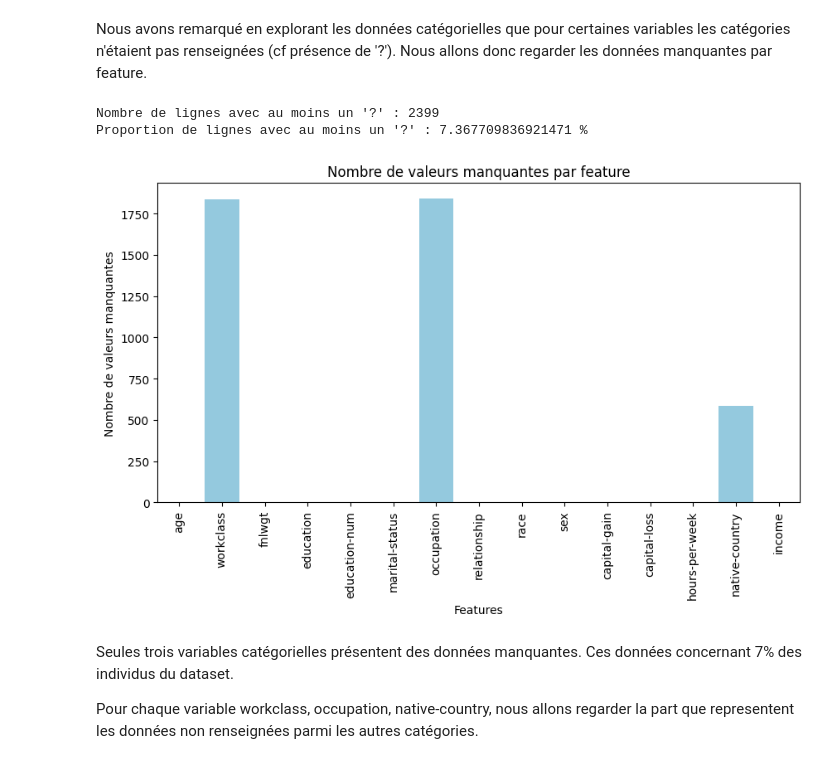
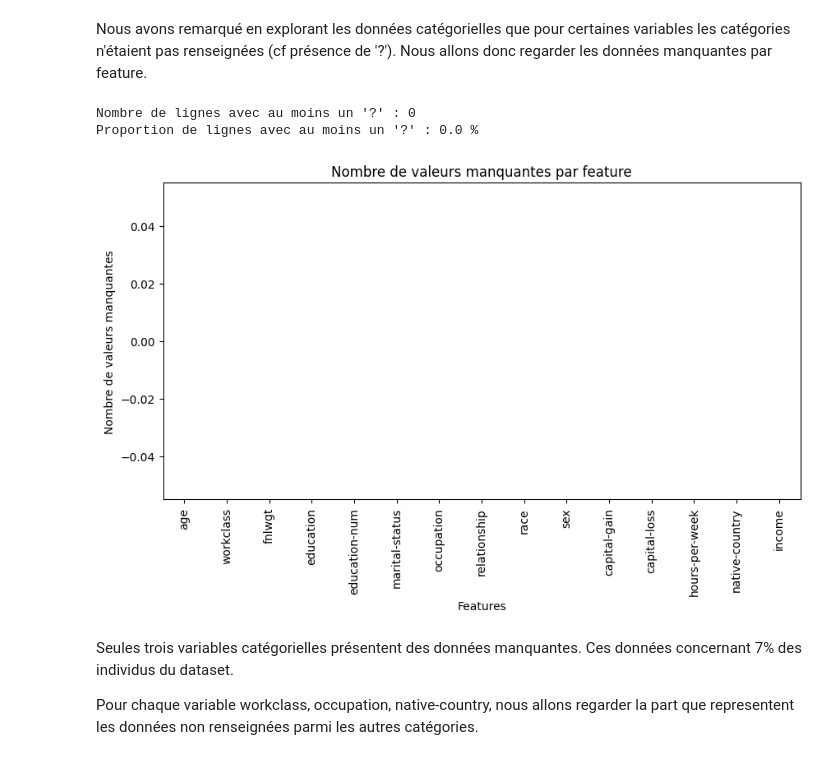
Before and after one commit to alextonon/BE_working_repo, a Jupyter notebook: FSD311_Machine_Learning/BE_ML_Groupe1.ipynb, the cells around one changed output. Drawn from its saved outputs; the diff is of its cells as text; code cells hidden in the pictures.

Commit message:
réduction de la partie sur les NA, poursuite du travail sur l'apprentissage avec la proposition de l'apprentissage sur les poids

```diff
--- a/FSD311_Machine_Learning/BE_ML_Groupe1.ipynb
+++ b/FSD311_Machine_Learning/BE_ML_Groupe1.ipynb
@@ -236,25 +239,26 @@ Name: proportion, dtype: float64
 Nous avons remarqué en explorant les données catégorielles que pour certaines variables les catégories n'étaient pas renseignées (cf présence de '?'). Nous allons donc regarder les données manquantes par feature.
 # %%
 # Compter les lignes avec au moins un '?'
-num_missing_rows = (adult == '?').any(axis=1).sum()
+num_missing_rows = adult.isna().any(axis=1).sum()
+
 print("Nombre de lignes avec au moins un '?' :", num_missing_rows)
 print("Proportion de lignes avec au moins un '?' :", num_missing_rows/adult.shape[0] * 100, '%')
 
 
 # Compter le nombre de '?' par colonne
-missing_counts = (adult == '?').sum()
+missing_counts = adult.isna().sum()
 
 plt.figure(figsize=(10,5))
 sns.barplot(x=missing_counts.index, y=missing_counts.values, color='skyblue')
 plt.xticks(rotation=90)
 plt.title("Nombre de valeurs manquantes par feature")
 plt.xlabel("Features")
 plt.ylabel("Nombre de valeurs manquantes")
 plt.show()
 # %% [output]
-Nombre de lignes avec au moins un '?' : 2399
-Proportion de lignes avec au moins un '?' : 7.367709836921471 %
+Nombre de lignes avec au moins un '?' : 0
+Proportion de lignes avec au moins un '?' : 0.0 %
-[figure, old version]
+[figure, new version]
 # %% [markdown]
 Seules trois variables catégorielles présentent des données manquantes. Ces données concernant 7% des individus du dataset.
 
```
Also changed, not shown: parts of 15 cells of this notebook.
